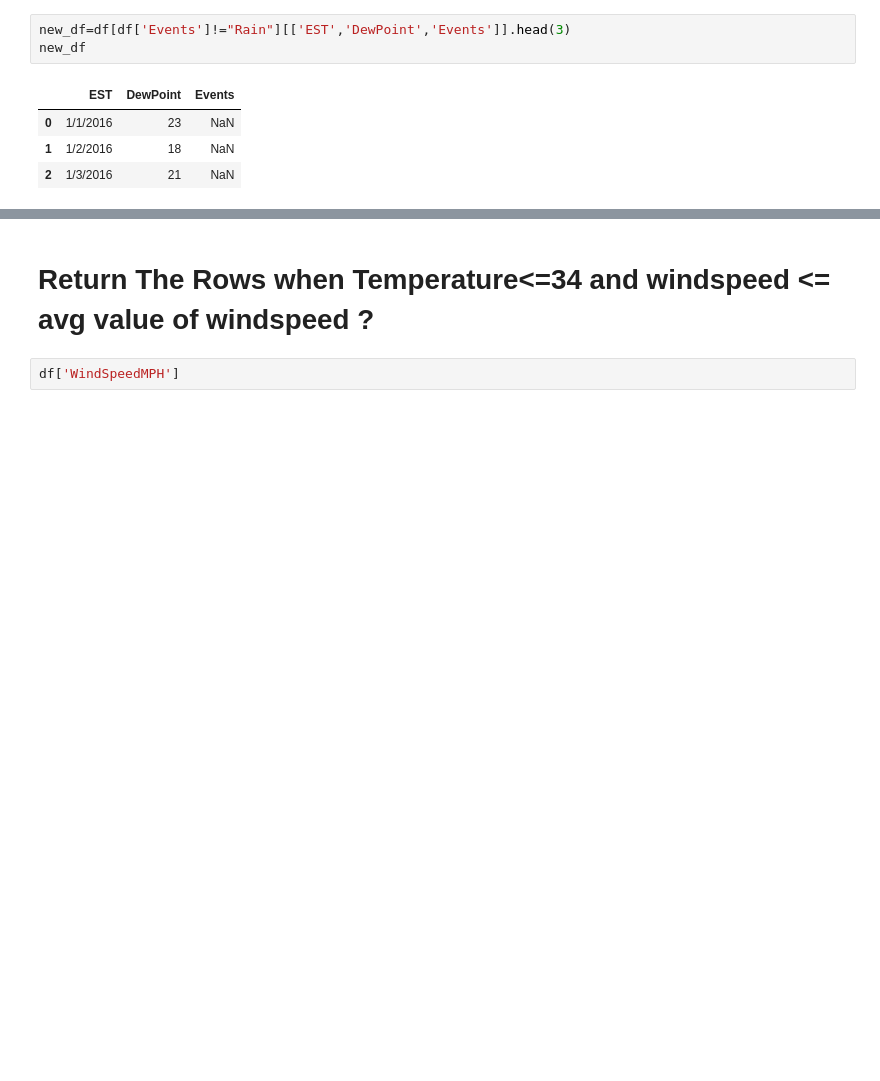
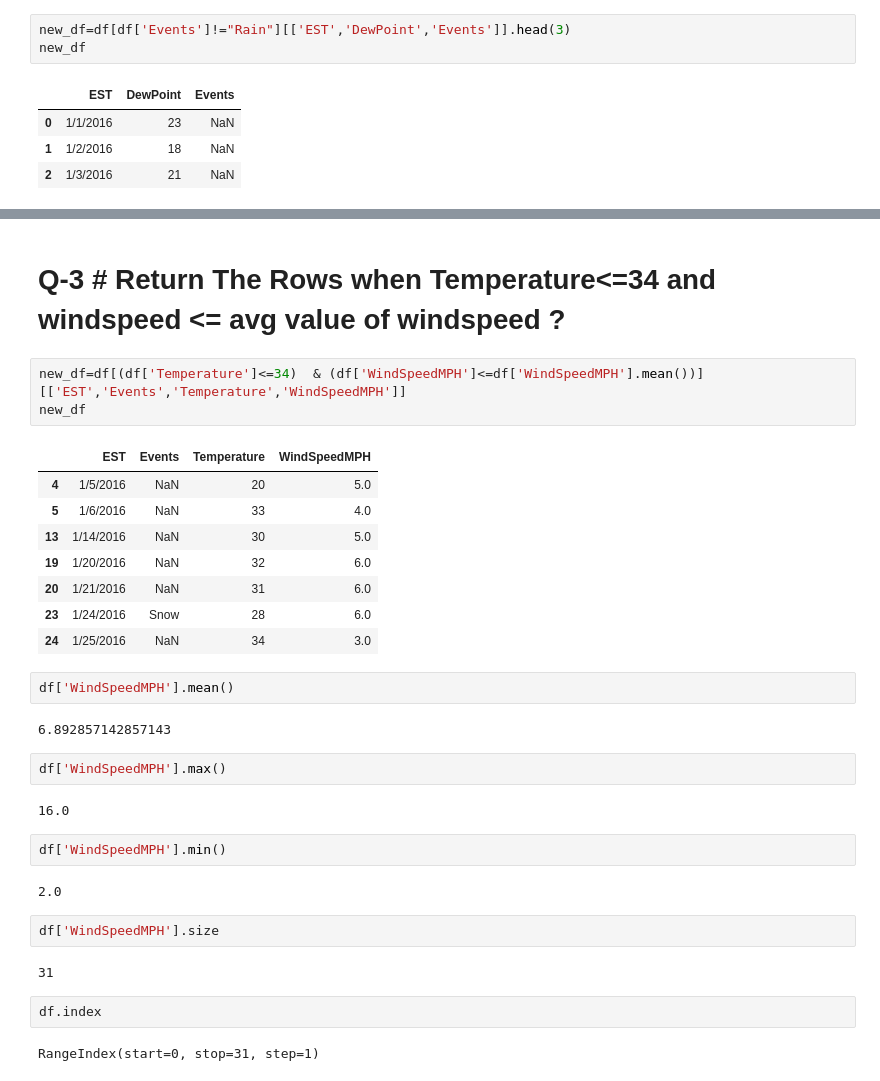
Before and after one commit to utkarshsharma012/amdocs_python, a Jupyter notebook: Day8_/Intro_Pandas.ipynb, the cells around one changed output, grey strips where cells are left out. Drawn from its saved outputs; the diff is of its cells as text; blank space fills up the shorter version.

```diff
--- a/Day8_/Intro_Pandas.ipynb
+++ b/Day8_/Intro_Pandas.ipynb
@@ -218,4 +236,34 @@ new_df
 # %% [markdown]
-# Return The Rows when Temperature<=34 and windspeed <= avg value of windspeed ?
+# Q-3 # Return The Rows when Temperature<=34 and windspeed <= avg value of windspeed ?
+# %%
+new_df=df[(df['Temperature']<=34)  & (df['WindSpeedMPH']<=df['WindSpeedMPH'].mean())][['EST','Events','Temperature','WindSpeedMPH']]
+new_df
+# %% [output]
+|  | EST | Events | Temperature | WindSpeedMPH |
+| 4 | 1/5/2016 | NaN | 20 | 5.0 |
+| 5 | 1/6/2016 | NaN | 33 | 4.0 |
+| 13 | 1/14/2016 | NaN | 30 | 5.0 |
+| 19 | 1/20/2016 | NaN | 32 | 6.0 |
+| 20 | 1/21/2016 | NaN | 31 | 6.0 |
+| 23 | 1/24/2016 | Snow | 28 | 6.0 |
+| 24 | 1/25/2016 | NaN | 34 | 3.0 |
 # %%
-df['WindSpeedMPH']
+df['WindSpeedMPH'].mean()
+# %% [output]
+6.892857142857143
+# %%
+df['WindSpeedMPH'].max()
+# %% [output]
+16.0
+# %%
+df['WindSpeedMPH'].min()
+# %% [output]
+2.0
+# %%
+df['WindSpeedMPH'].size
+# %% [output]
+31
+# %%
+df.index
+# %% [output]
+RangeIndex(start=0, stop=31, step=1)
```
Also changed, not shown: parts of 9 cells of this notebook.
